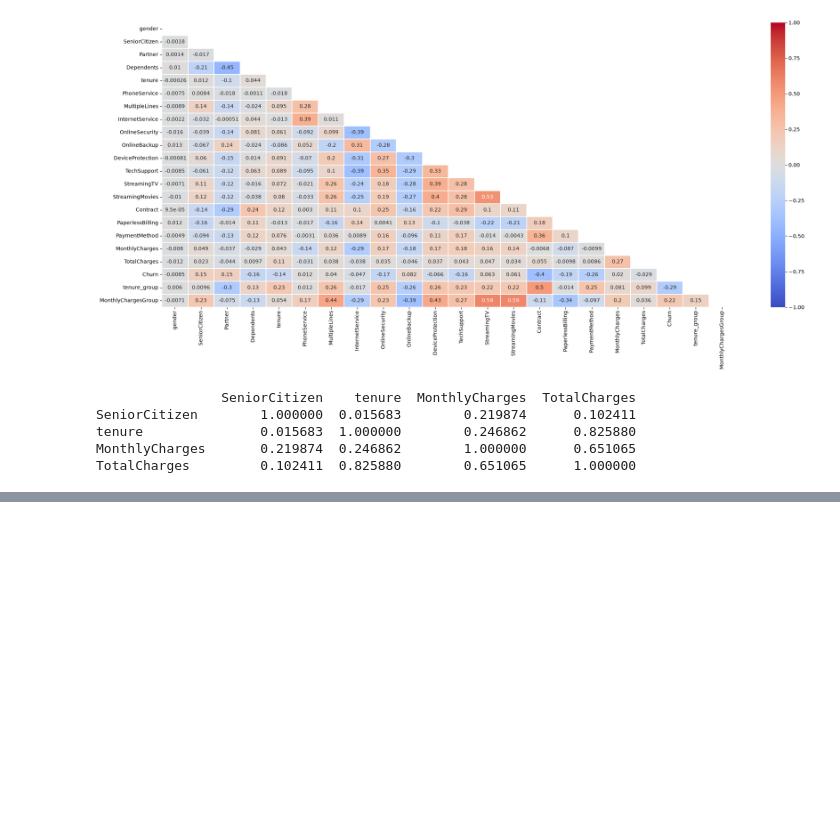
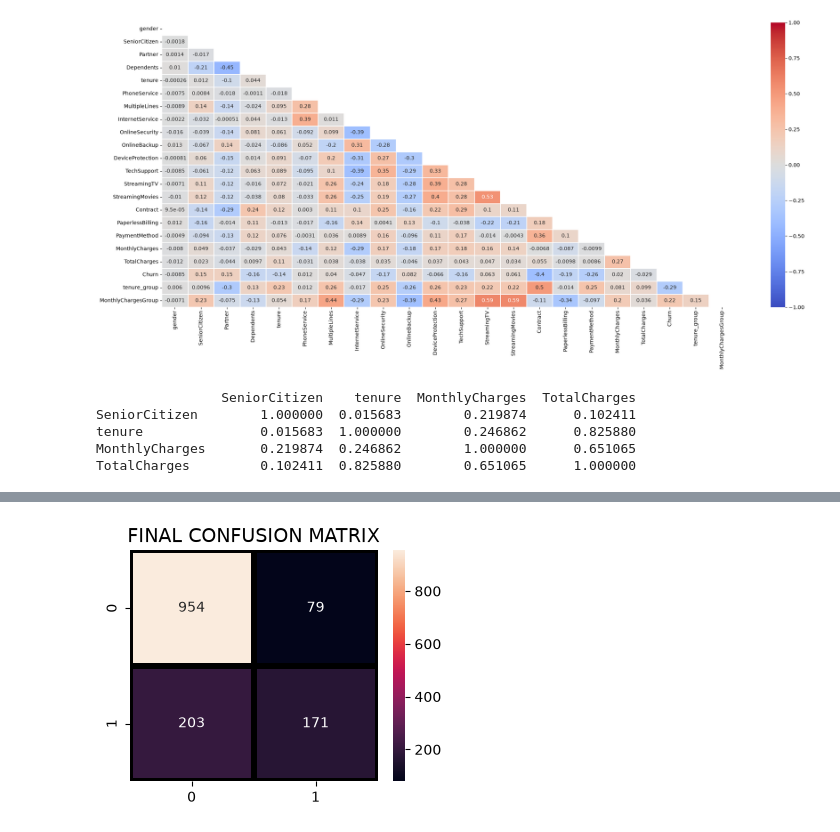
Before and after one commit to Harry30424/operations-analytics, a Jupyter notebook: notebooks/customer_churn.ipynb, the cells around one changed output, grey strips where cells are left out. Saved outputs shown, nothing was run; the diff lists cells and outputs as text; code cells hidden in the pictures; blank space fills up the shorter version.

```diff
--- a/notebooks/customer_churn.ipynb
+++ b/notebooks/customer_churn.ipynb
@@ -446,2 +556,7 @@ df.head()
 # %%
-#Machine Learning Model Evaluations and Predictions
+#SVC
+svc_model = SVC(random_state = 1)
+svc_model.fit(X_train,y_train)
+predict_y = svc_model.predict(X_test)
+accuracy_svc = svc_model.score(X_test,y_test)
+print("SVM accuracy is :",accuracy_svc)
@@ -447,0 +578,7 @@ df.head()
+# %%
+#Desion Tree CLassifier
+dt_model = DecisionTreeClassifier()
+dt_model.fit(X_train,y_train)
+predictdt_y = dt_model.predict(X_test)
+accuracy_dt = dt_model.score(X_test,y_test)
+print("Decision Tree accuracy is :",accuracy_dt)
@@ -447,0 +600,10 @@ df.head()
+# %%
+from sklearn.ensemble import VotingClassifier
+clf1 = GradientBoostingClassifier()
+clf2 = LogisticRegression()
+clf3 = AdaBoostClassifier()
+eclf1 = VotingClassifier(estimators=[('gbc', clf1), ('lr', clf2), ('abc', clf3)], voting='soft')
+eclf1.fit(X_train, y_train)
+predictions = eclf1.predict(X_test)
+print("Final Accuracy Score ")
+print(accuracy_score(y_test, predictions))
@@ -448,3 +626,12 @@ df.head()
+# %%
+plt.figure(figsize=(4,3))
+sns.heatmap(confusion_matrix(y_test, predictions),
+                annot=True,fmt = "d",linecolor="k",linewidths=3)
+
+plt.title("FINAL CONFUSION MATRIX",fontsize=14)
+plt.show()
+# %% [output]
+[figure, added]
 # %%
 #匯出到Tableau 分析
 # 存入當前目錄下的 data 資料夾
```
Also changed, not shown: parts of 24 cells of this notebook, 4 other files.
